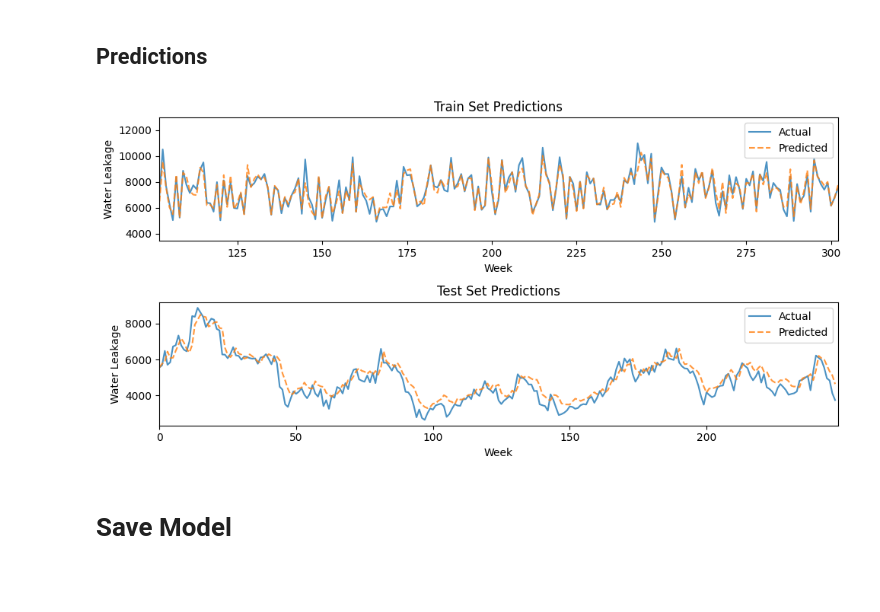
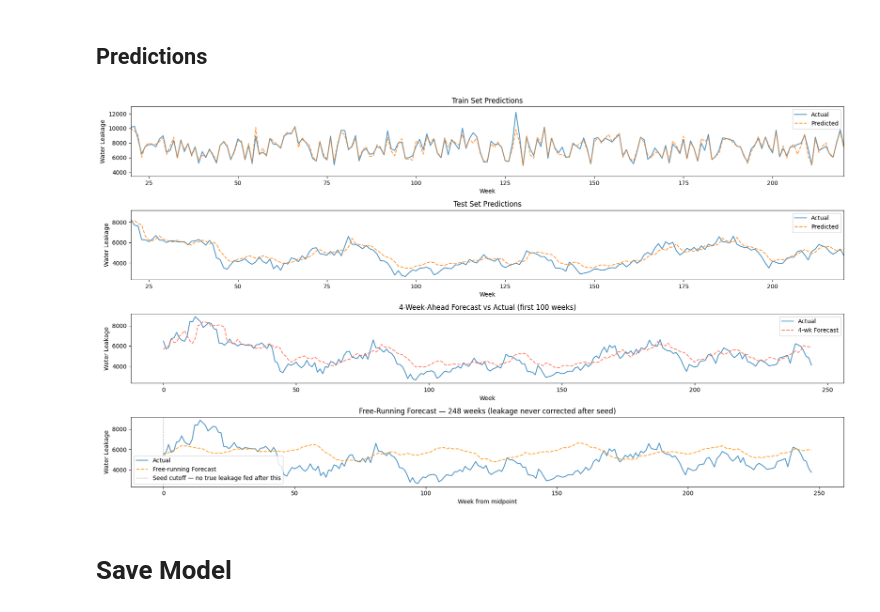
Before and after one commit to J3nF/VKEMS_Water, a Jupyter notebook: notebooks/lstm.ipynb, the cells around one changed output. Cells and saved outputs as stored; diff of their text form; code cells hidden in the pictures; blank space fills up the shorter version.

Commit message:
Add 4 week predictions and a free running over test data

```diff
--- a/notebooks/lstm.ipynb
+++ b/notebooks/lstm.ipynb
@@ -349,29 +469,54 @@ plt.tight_layout()
 # %%
 window = 200
 offset = np.random.randint(0, max(1, len(trues_train) - window))  # random window for visualization
 
-figPred, axPred = plt.subplots(2, 1, figsize=(10, 5))
+figPred, axPred = plt.subplots(4, 1, figsize=(18, 10))
 # train set predictions vs actual values
 axPred[0].plot(trues_train, label="Actual",    alpha=0.8)
 axPred[0].plot(preds_train, label="Predicted", alpha=0.8, linestyle="--")
 axPred[0].set_title("Train Set Predictions")
 axPred[0].set_xlabel("Week")
 axPred[0].set_ylabel("Water Leakage")
 axPred[0].legend()
 axPred[0].set_xlim(offset, min(offset + window, len(trues_train)))
 
 
 # Test set predictions vs actual values
 axPred[1].plot(trues, label="Actual",    alpha=0.8)
 axPred[1].plot(preds, label="Predicted", alpha=0.8, linestyle="--")
 axPred[1].set_title("Test Set Predictions")
 axPred[1].set_xlabel("Week")
 axPred[1].set_ylabel("Water Leakage")
 axPred[1].legend()
 axPred[1].set_xlim(offset if offset + window < len(trues) else 0, min(offset + window, len(trues)))
+
+ # 4-week-ahead predictions
+n_show = min(100, len(four_week_preds))
+axPred[2].plot(four_week_trues, label="Actual",    alpha=0.8)
+axPred[2].plot(four_week_preds, label="4-wk Forecast",
+                alpha=0.8, linestyle="--", color="tomato")
+axPred[2].set_title("4-Week-Ahead Forecast vs Actual (first 100 weeks)")
+axPred[2].set_xlabel("Week")
+axPred[2].set_ylabel("Water Leakage")
+axPred[2].legend()
+
+
+# Free-running forecast over full second half of test
+weeks = np.arange(n_free_steps)
+axPred[3].plot(weeks, free_trues, label="Actual",                alpha=0.8)
+axPred[3].plot(weeks, free_preds, label="Free-running Forecast", alpha=0.8,
+                linestyle="--", color="darkorange")
+axPred[3].axvline(0, color="grey", linestyle=":", linewidth=1,
+                label="Seed cutoff — no true leakage fed after this")
+axPred[3].set_title(f"Free-Running Forecast — {n_free_steps} weeks "
+                    f"(leakage never corrected after seed)")
+axPred[3].set_xlabel("Week from midpoint")
+axPred[3].set_ylabel("Water Leakage")
+axPred[3].legend()
+
 plt.tight_layout()
 # %% [output]
-[figure, old version]
+[figure, new version]
 # %% [markdown]
 # Save Model
 # %%
```
Also changed, not shown: parts of 5 cells of this notebook, 1 other file.
